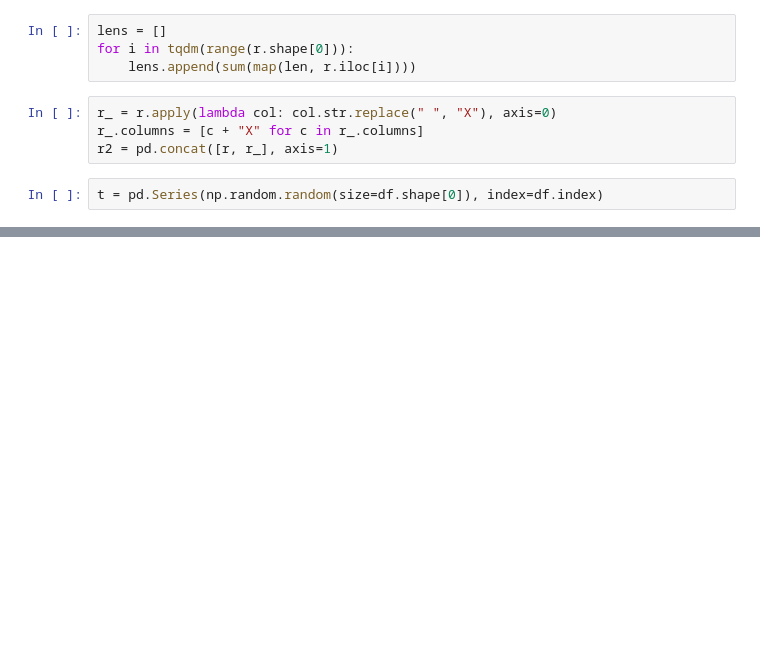
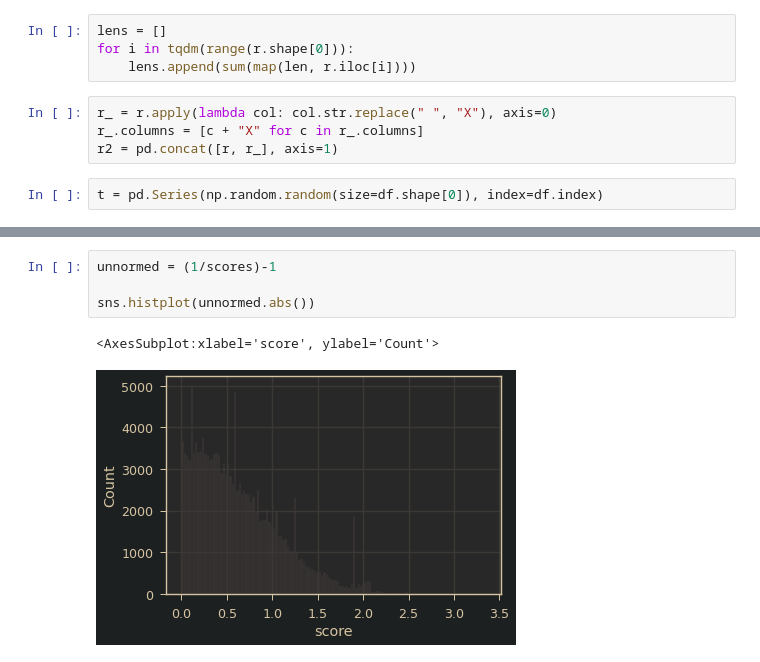
Before and after one commit to valevo/SABIO, a Jupyter notebook: backend/v0_4/dev.ipynb, the cells around one changed output, grey strips where cells are left out. Drawn from its saved outputs; the diff is of its cells as text; blank space fills up the shorter version.

```diff
--- a/backend/v0_4/dev.ipynb
+++ b/backend/v0_4/dev.ipynb
@@ -251,0 +229,7 @@ t.iloc[0].round(3)
+# %%
+unnormed = (1/scores)-1
+
+sns.histplot(unnormed.abs())
+# %% [output]
+<AxesSubplot:xlabel='score', ylabel='Count'>
+[figure, added]
```
Also changed, not shown: parts of 21 cells of this notebook, 1 other file.
